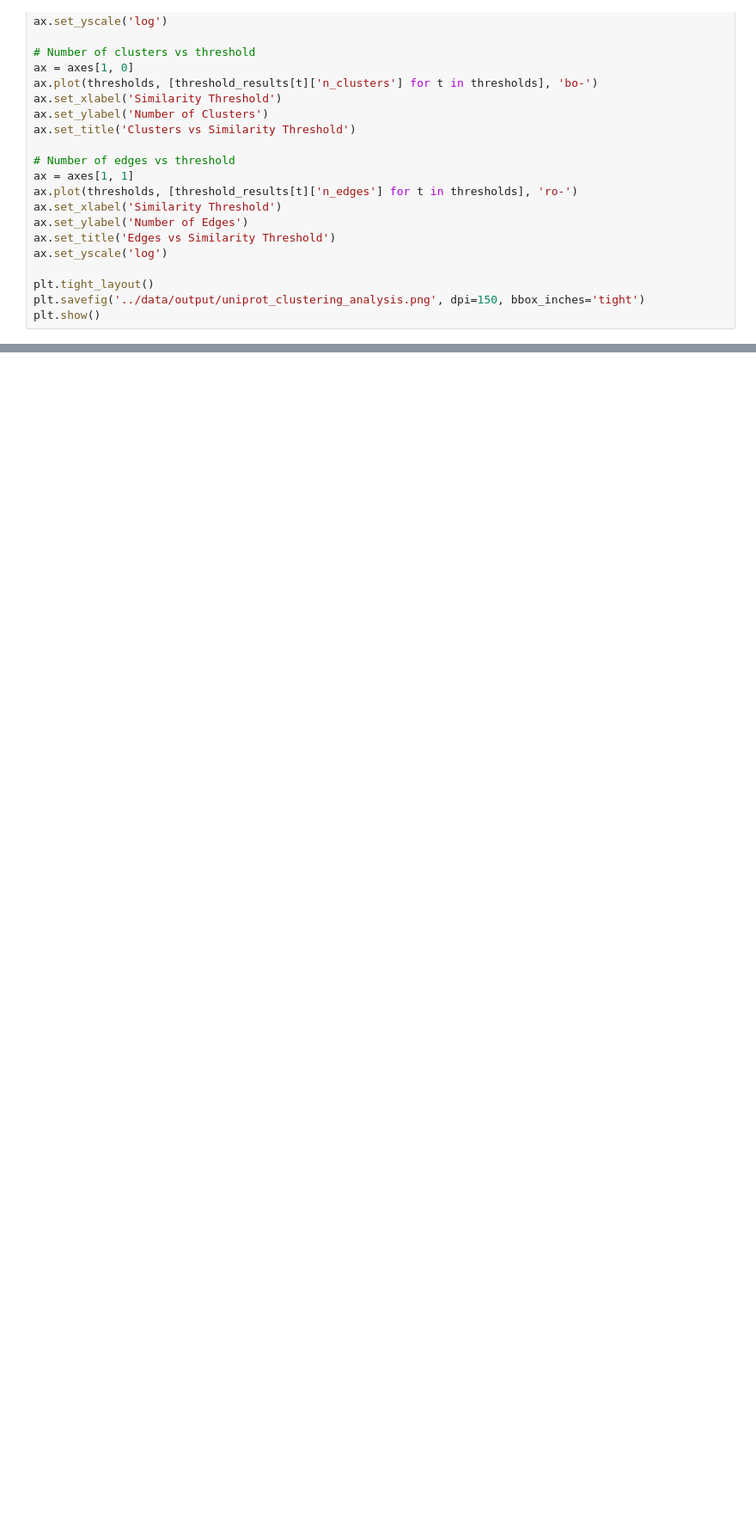
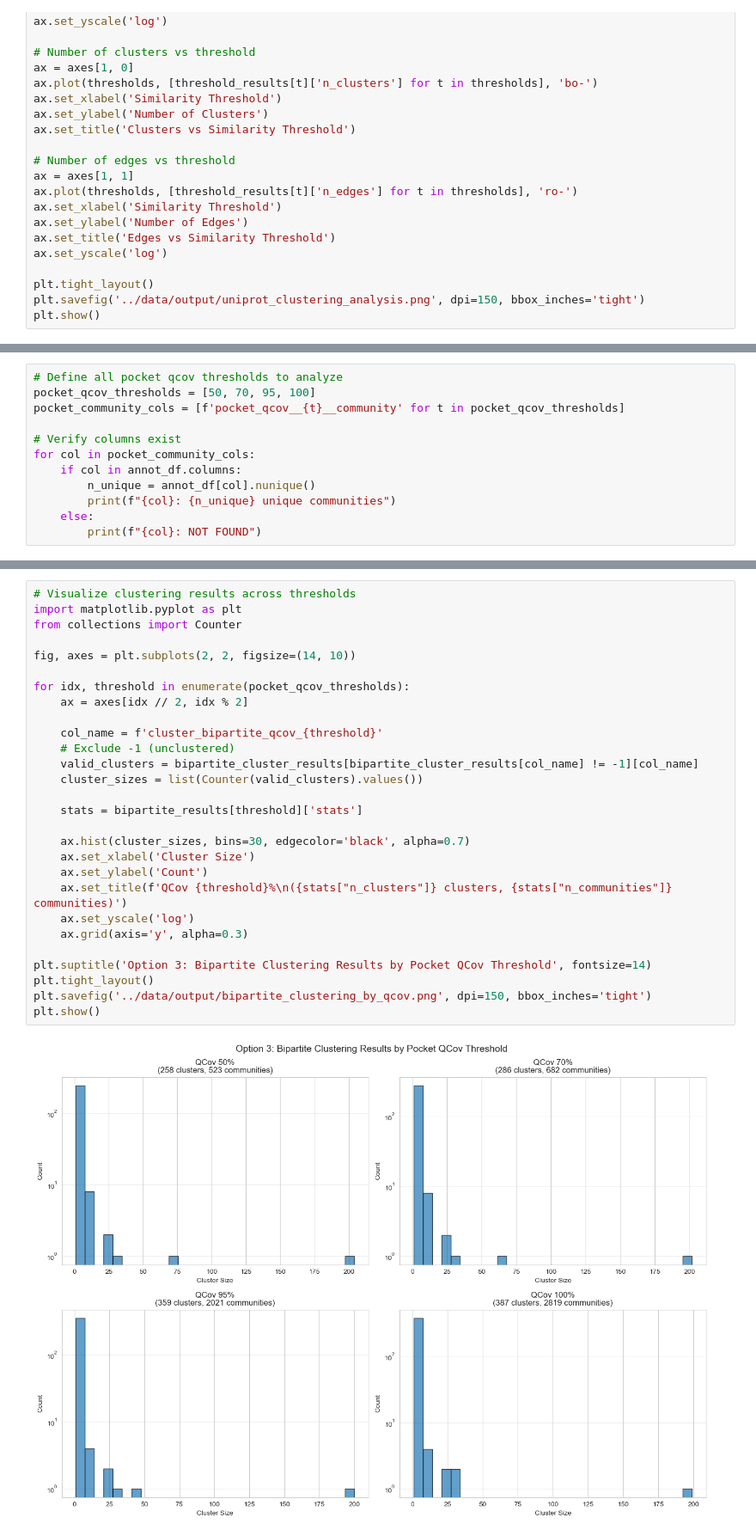
Before and after one commit to AaronXu9/VLS-Benchmark-Dataset, a Jupyter notebook: notebooks/protein_graph_analysis.ipynb, the cells around one changed output, grey strips where cells are left out. Shown: that part at 86% size. Drawn from its saved outputs; the diff is of its cells as text; blank space fills up the shorter version.

```diff
--- a/notebooks/protein_graph_analysis.ipynb
+++ b/notebooks/protein_graph_analysis.ipynb
@@ -518,0 +617,12 @@ plt.show()
+# %%
+# Define all pocket qcov thresholds to analyze
+pocket_qcov_thresholds = [50, 70, 95, 100]
+pocket_community_cols = [f'pocket_qcov__{t}__community' for t in pocket_qcov_thresholds]
+
+# Verify columns exist
+for col in pocket_community_cols:
+    if col in annot_df.columns:
+        n_unique = annot_df[col].nunique()
+        print(f"{col}: {n_unique} unique communities")
+    else:
+        print(f"{col}: NOT FOUND")
@@ -518,0 +801,30 @@ plt.show()
+# %%
+# Visualize clustering results across thresholds
+import matplotlib.pyplot as plt
+from collections import Counter
+
+fig, axes = plt.subplots(2, 2, figsize=(14, 10))
+
+for idx, threshold in enumerate(pocket_qcov_thresholds):
+    ax = axes[idx // 2, idx % 2]
+
+    col_name = f'cluster_bipartite_qcov_{threshold}'
+    # Exclude -1 (unclustered)
+    valid_clusters = bipartite_cluster_results[bipartite_cluster_results[col_name] != -1][col_name]
+    cluster_sizes = list(Counter(valid_clusters).values())
+
+    stats = bipartite_results[threshold]['stats']
+
+    ax.hist(cluster_sizes, bins=30, edgecolor='black', alpha=0.7)
+    ax.set_xlabel('Cluster Size')
+    ax.set_ylabel('Count')
+    ax.set_title(f'QCov {threshold}%\n({stats["n_clusters"]} clusters, {stats["n_communities"]} communities)')
+    ax.set_yscale('log')
+    ax.grid(axis='y', alpha=0.3)
+
+plt.suptitle('Option 3: Bipartite Clustering Results by Pocket QCov Threshold', fontsize=14)
+plt.tight_layout()
+plt.savefig('../data/output/bipartite_clustering_by_qcov.png', dpi=150, bbox_inches='tight')
+plt.show()
+# %% [output]
+[figure, added]
```
Also changed, not shown: parts of 12 cells of this notebook, 1 other file.
